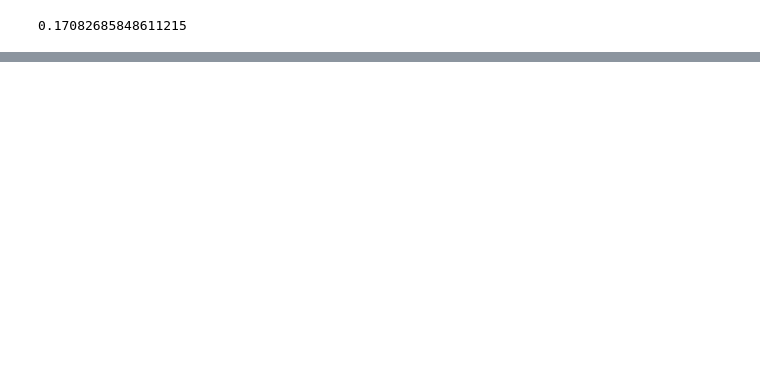
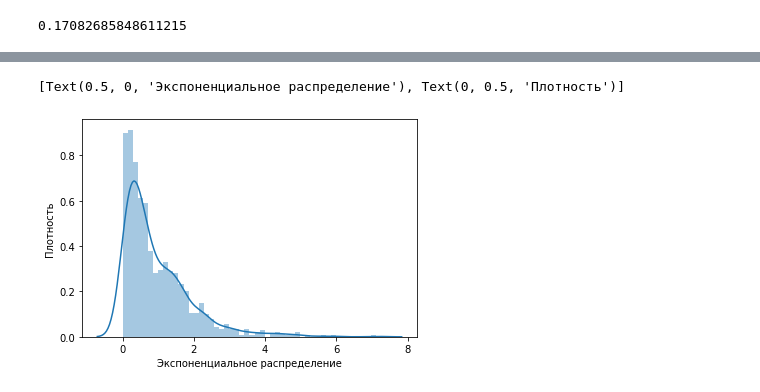
Before and after one commit to sphinxscorp/SF_data_science, a Jupyter notebook: MATH&ML-7. Теория вероятностей в контексте наивного байесовского классификатора/Практика.ipynb, the cells around one changed output, grey strips where cells are left out. Saved outputs shown, nothing was run; the diff lists cells and outputs as text; code cells hidden in the pictures; blank space fills up the shorter version.

```diff
--- a/MATH&ML-7. Теория вероятностей в контексте наивного байесовского классификатора/Практика.ipynb
+++ b/MATH&ML-7. Теория вероятностей в контексте наивного байесовского классификатора/Практика.ipynb
@@ -64,0 +110,10 @@ AttributeError: module 'plotly' has no attribute 'show'
+# %%
+from scipy.stats import expon
+
+data = expon.rvs(scale=1,loc=0,size=1000)
+ax = sns.distplot(data,
+                  bins=50)
+ax.set(xlabel='Экспоненциальное распределение', ylabel='Плотность')
+# %% [output]
+[Text(0.5, 0, 'Экспоненциальное распределение'), Text(0, 0.5, 'Плотность')]
+[figure, added]
```
Also changed, not shown: parts of 10 cells of this notebook.
